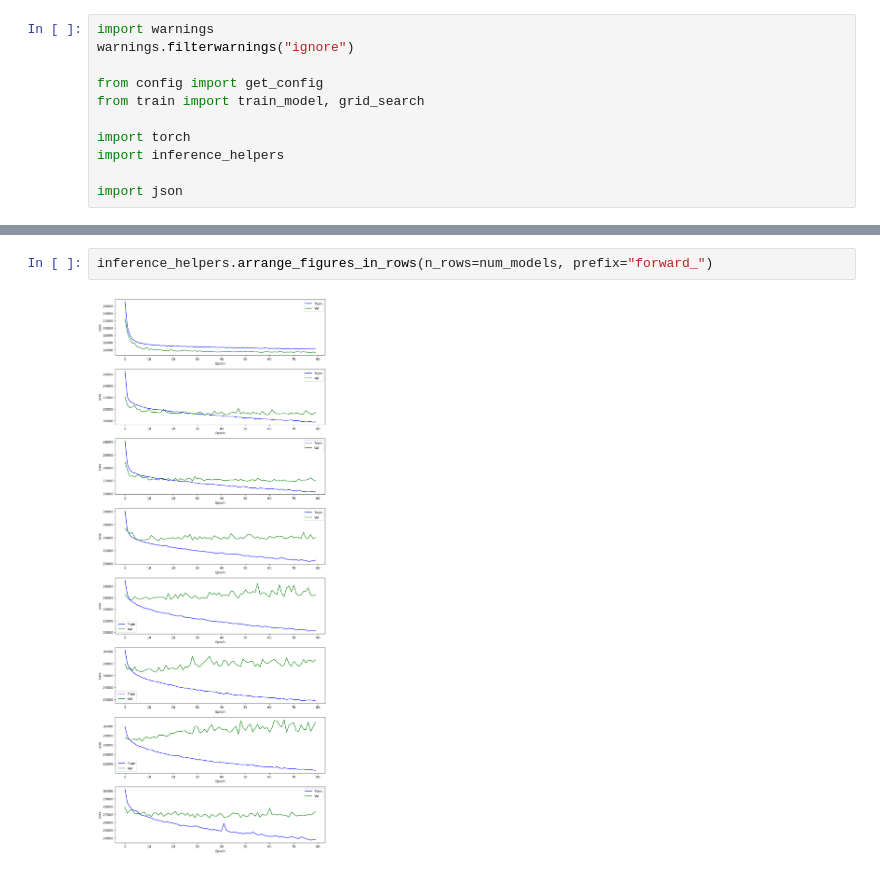
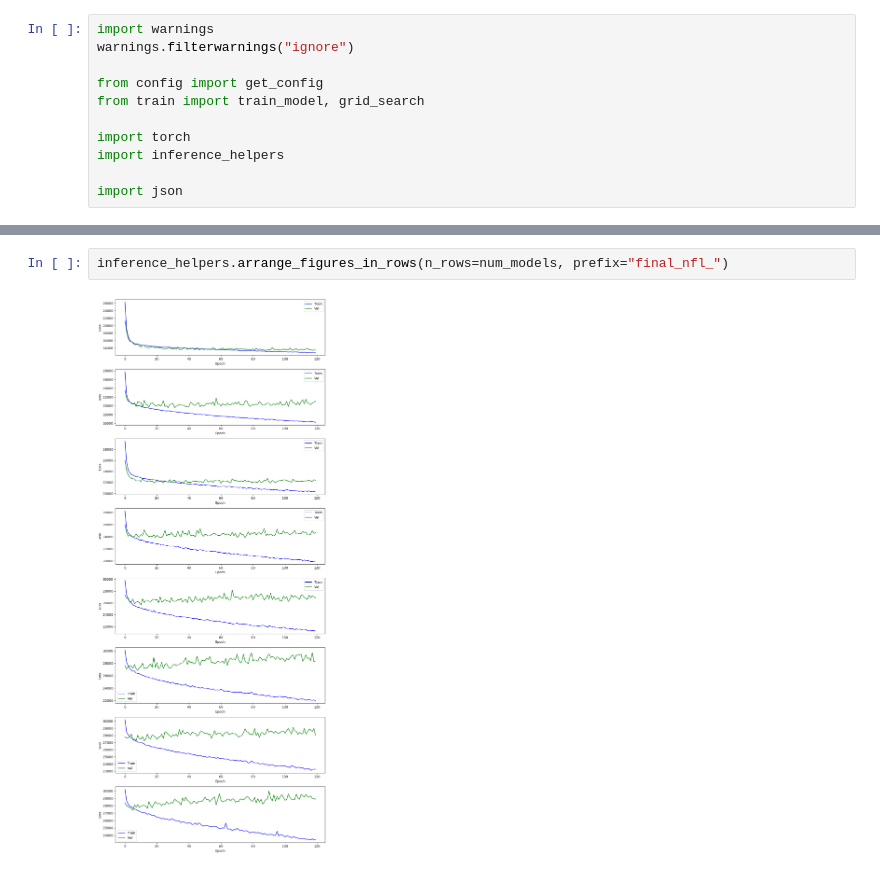
Before and after one commit to obhlivoj/System-Imbalance-Forecasting, a Jupyter notebook: models/ML/Local_Train.ipynb, the cells around one changed output, grey strips where cells are left out. Cells and saved outputs as stored; diff of their text form.

Commit message:
FINAL UPDATE with TRAINED MODEL - MLP.

```diff
--- a/models/ML/Local_Train.ipynb
+++ b/models/ML/Local_Train.ipynb
@@ -124,5 +121,5 @@ Training loss of epoch 5: 16165.4403126872
 ... (88 outputs left out)
 # %%
-inference_helpers.arrange_figures_in_rows(n_rows=num_models, prefix="forward_")
+inference_helpers.arrange_figures_in_rows(n_rows=num_models, prefix="final_nfl_")
 # %% [output]
-[figure, old version]
+[figure, new version]
```
Also changed, not shown: parts of 3 cells of this notebook, 40 other files.
